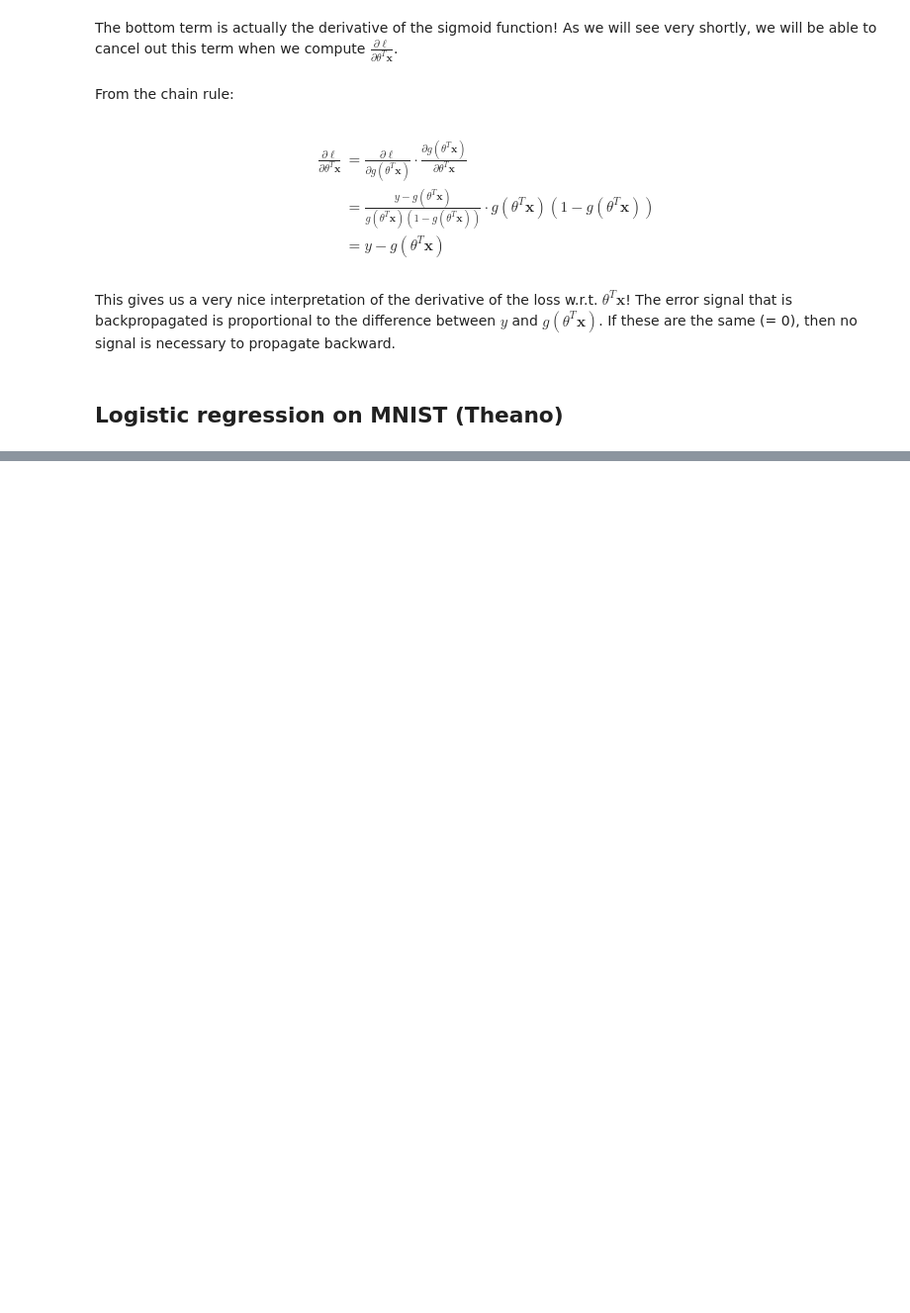
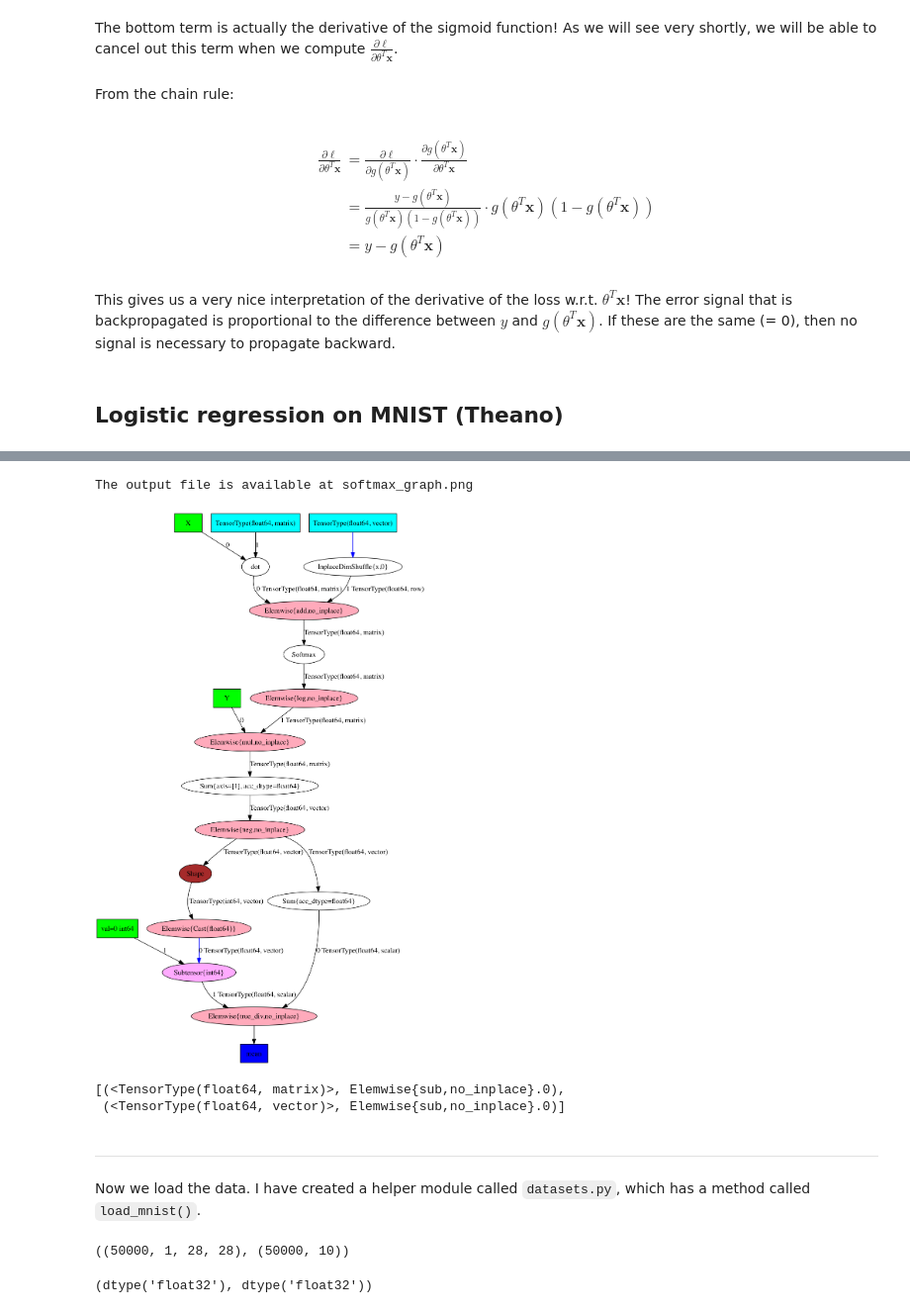
Before and after one commit to christopher-beckham/inf6953h, a Jupyter notebook: intro.ipynb, the cells around one changed output, grey strips where cells are left out. Shown at 99% size. Drawn from its saved outputs; the diff is of its cells as text; code cells hidden in the pictures; blank space fills up the shorter version.

Commit message:
flesh out mnist example a bit more

```diff
--- a/intro.ipynb
+++ b/intro.ipynb
@@ -506,0 +532,8 @@ $$ g(\mathbf{z}) = softmax(\mathbf{z}) $$
+# %%
+theano.printing.pydotprint(loss, outfile="softmax_graph.png", var_with_name_simple=True)
+# %% [output]
+The output file is available at softmax_graph.png
+# %%
+Image("./softmax_graph.png", width=600)
+# %% [output]
+[figure, added]
@@ -506,0 +545,5 @@ $$ g(\mathbf{z}) = softmax(\mathbf{z}) $$
+# %%
+updates
+# %% [output]
+[(<TensorType(float64, matrix)>, Elemwise{sub,no_inplace}.0),
+ (<TensorType(float64, vector)>, Elemwise{sub,no_inplace}.0)]
@@ -506,0 +552,4 @@ $$ g(\mathbf{z}) = softmax(\mathbf{z}) $$
+# %% [markdown]
+----------
+# %% [markdown]
+Now we load the data. I have created a helper module called `datasets.py`, which has a method called `load_mnist()`.
@@ -506,0 +560,8 @@ $$ g(\mathbf{z}) = softmax(\mathbf{z}) $$
+# %%
+X_train.shape, y_train.shape
+# %% [output]
+((50000, 1, 28, 28), (50000, 10))
+# %%
+X_train.dtype, y_train.dtype
+# %% [output]
+(dtype('float32'), dtype('float32'))
```
Also changed, not shown: parts of 23 cells of this notebook, 2 other files.
